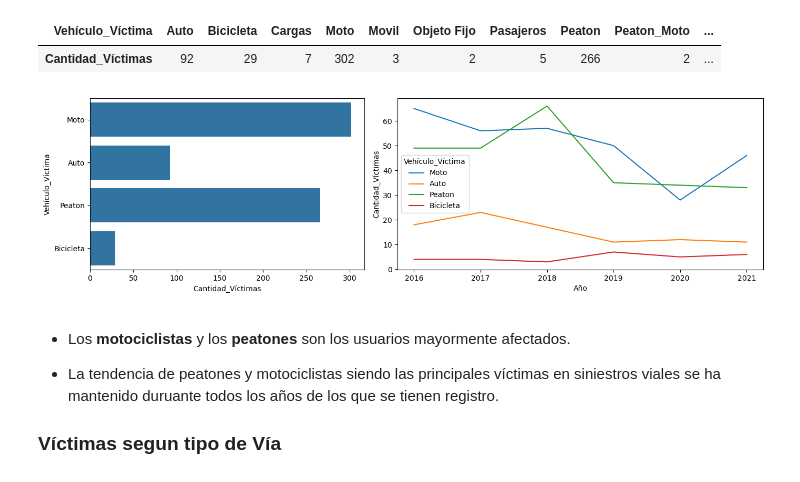
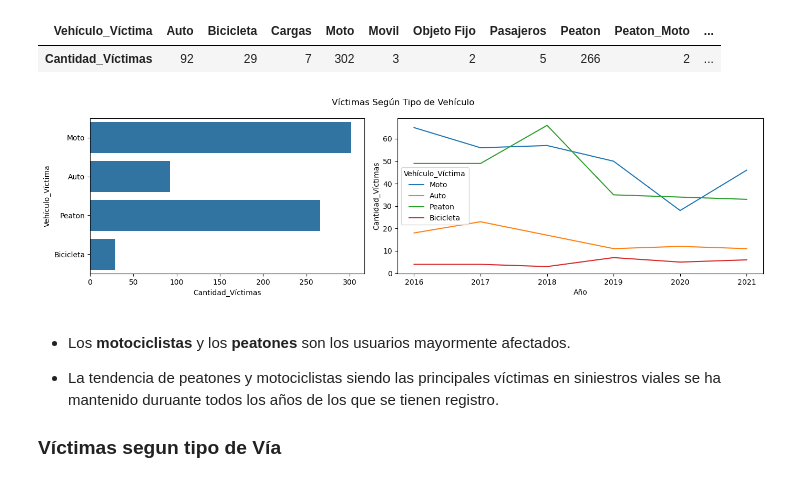
Before and after one commit to Juan-Mendoza00/pi_da, a Jupyter notebook: EDA.ipynb, the cells around one changed output. Saved outputs shown, nothing was run; the diff lists cells and outputs as text; code cells hidden in the pictures.

```diff
--- a/EDA.ipynb
+++ b/EDA.ipynb
@@ -407,25 +417,29 @@ g_victima
 # %%
 # Filtrar por los más frecuentes con diferencia
 mascara_vehiculos = ['Moto', 'Peaton', 'Auto', 'Bicicleta']
 
 # Aplicar la máscara
 filtrado = df_hechos[df_hechos['Vehículo_Víctima'].apply(lambda x: x in mascara_vehiculos)]
 
 # Graficar
 fig, axs = plt.subplots(1,2, figsize=(14,4), width_ratios=(3,4))
+
+fig.suptitle('Víctimas Según Tipo de Vehículo')
 
 sns.barplot(filtrado, y='Vehículo_Víctima', x='Cantidad_Víctimas',
             estimator='sum', ax=axs[0], errorbar=None)
 
 sns.lineplot(
     filtrado, x='Año', y='Cantidad_Víctimas',
     estimator='sum', hue='Vehículo_Víctima',
     ax=axs[1], err_style=None
     )
 
 fig.tight_layout()
+
+plt.savefig('./visual/vict_por_vehiculo.png')
 # %% [output]
-[figure, old version]
+[figure, new version]
 # %% [markdown]
 - Los **motociclistas** y los **peatones** son los usuarios mayormente afectados.
 
```
Also changed, not shown: parts of 6 cells of this notebook, 5 other files.
